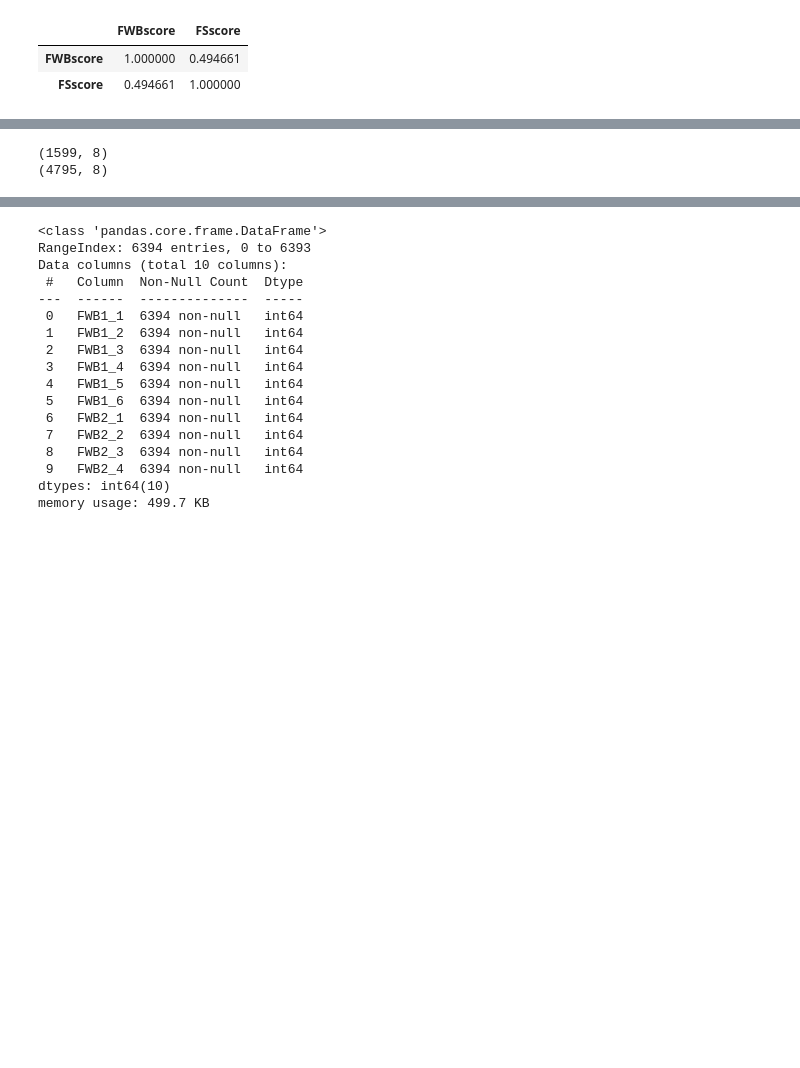
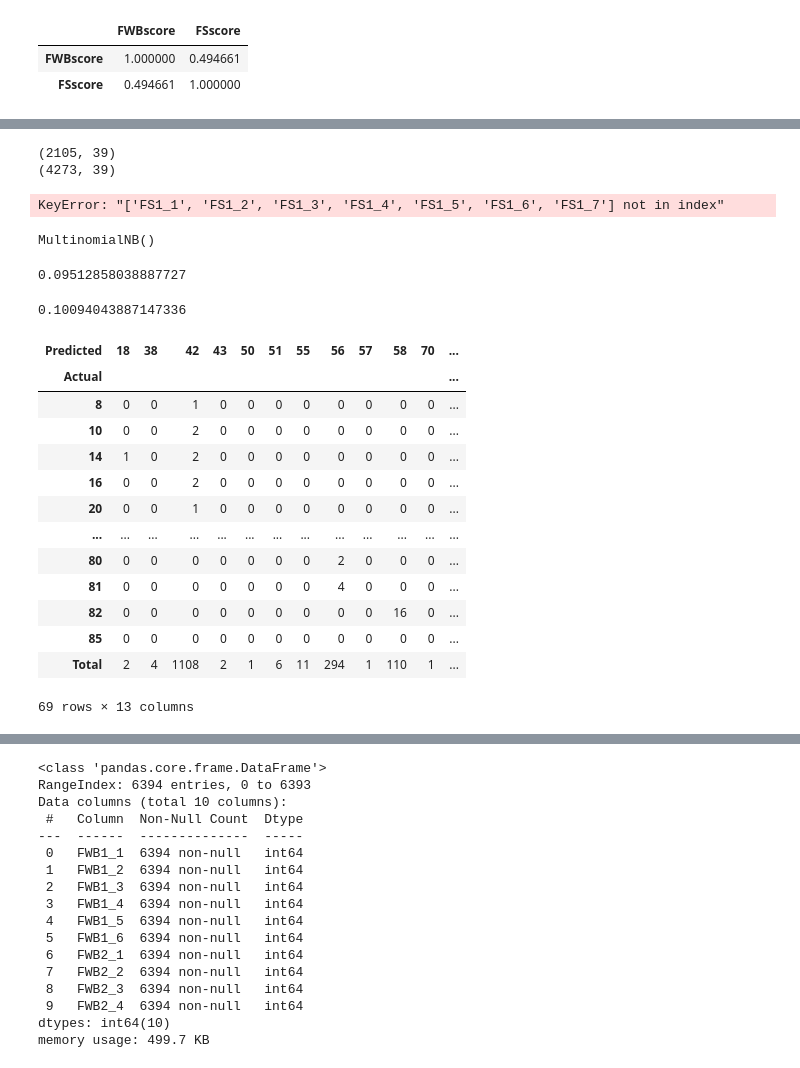
Before and after one commit to williamreid2020/4301, a Jupyter notebook: NFWB.ipynb, the cells around one changed output, grey strips where cells are left out. Cells and saved outputs as stored; diff of their text form; code cells hidden in the pictures; blank space fills up the shorter version.

```diff
--- a/NFWB.ipynb
+++ b/NFWB.ipynb
@@ -182,8 +151,8 @@ Df3.corr()
 # %%
 from sklearn.model_selection import train_test_split
-Df3_train, Df3_test = train_test_split(Df3, test_size =0.25, random_state = 1)
+Df3_train, Df3_test = train_test_split(Df3, test_size =0.33, random_state = 1)
 print(Df3_test.shape)
 print(Df3_train.shape)
 # %% [output]
-(1599, 8)
-(4795, 8)
+(2105, 39)
+(4273, 39)
@@ -189,0 +161,6 @@ print(Df3_train.shape)
+# %%
+x = Df3_train[['FS1_1','FS1_2','FS1_3','FS1_4','FS1_5','FS1_6','FS1_7','FS2_1','FS2_2','FS2_3']]
+
+x_test = Df3_test[['FS1_1','FS1_2','FS1_3','FS1_4','FS1_5','FS1_6','FS1_7','FS2_1','FS2_2','FS2_3']]
+# %% [output]
+KeyError: "['FS1_1', 'FS1_2', 'FS1_3', 'FS1_4', 'FS1_5', 'FS1_6', 'FS1_7'] not in index"
@@ -189,0 +170,35 @@ print(Df3_train.shape)
+# %%
+from sklearn.naive_bayes import MultinomialNB
+nb_model = MultinomialNB() # default params - MultinomialNB(alpha=1.0, class_prior=None, fit_prior=True)
+nb_model.fit(x, y)
+# %% [output]
+MultinomialNB()
+# %%
+print(nb_model.score(x,y))
+# %% [output]
+0.09512858038887727
+# %%
+print(nb_model.score(x_test,y_test))
+# %% [output]
+0.10094043887147336
+# %%
+y_predicted = nb_model.predict(x_test)
+ypred = pd.crosstab(y_test, y_predicted, rownames = ['Actual'], colnames = ['Predicted'])
+ypred['Total'] = ypred.sum(axis=1)
+ypred.loc['Total'] = ypred.sum()
+ypred
+# %% [output]
+| Predicted | 18 | 38 | 42 | 43 | 50 | 51 | 55 | 56 | 57 | 58 | 70 | ... |
+| Actual |  |  |  |  |  |  |  |  |  |  |  | ... |
+| 8 | 0 | 0 | 1 | 0 | 0 | 0 | 0 | 0 | 0 | 0 | 0 | ... |
+| 10 | 0 | 0 | 2 | 0 | 0 | 0 | 0 | 0 | 0 | 0 | 0 | ... |
+| 14 | 1 | 0 | 2 | 0 | 0 | 0 | 0 | 0 | 0 | 0 | 0 | ... |
+| 16 | 0 | 0 | 2 | 0 | 0 | 0 | 0 | 0 | 0 | 0 | 0 | ... |
+| 20 | 0 | 0 | 1 | 0 | 0 | 0 | 0 | 0 | 0 | 0 | 0 | ... |
+| ... | ... | ... | ... | ... | ... | ... | ... | ... | ... | ... | ... | ... |
+| 80 | 0 | 0 | 0 | 0 | 0 | 0 | 0 | 2 | 0 | 0 | 0 | ... |
+| 81 | 0 | 0 | 0 | 0 | 0 | 0 | 0 | 4 | 0 | 0 | 0 | ... |
+| 82 | 0 | 0 | 0 | 0 | 0 | 0 | 0 | 0 | 0 | 16 | 0 | ... |
+| 85 | 0 | 0 | 0 | 0 | 0 | 0 | 0 | 0 | 0 | 0 | 0 | ... |
+| Total | 2 | 4 | 1108 | 2 | 1 | 6 | 11 | 294 | 1 | 110 | 1 | ... |
+69 rows × 13 columns
```
Also changed, not shown: parts of 21 cells of this notebook.
